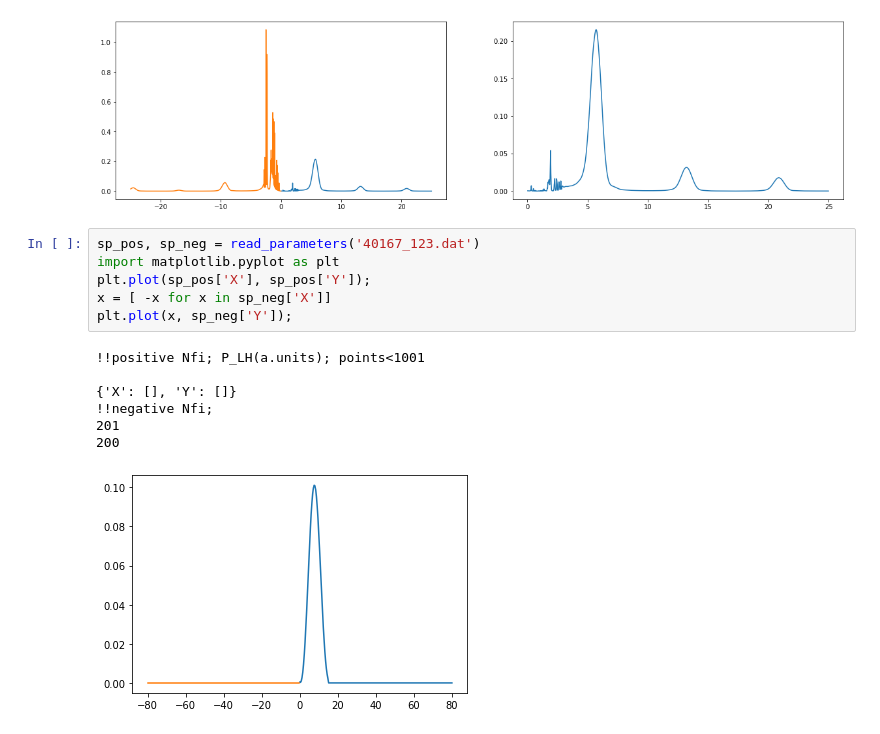
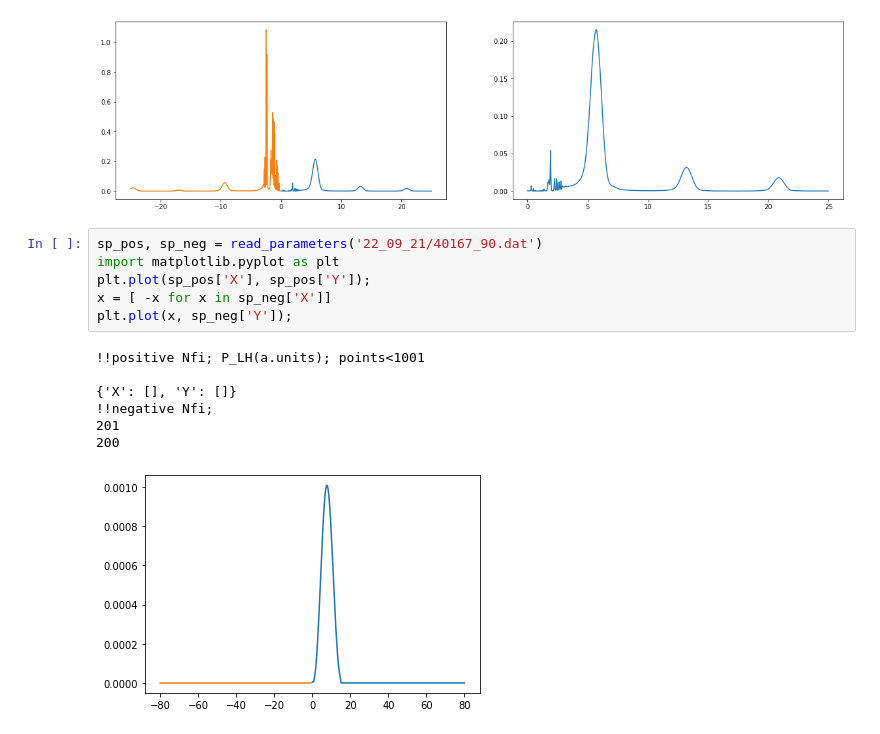
Before and after one commit to temper8/Discharge, a Jupyter notebook: astra_parameters.ipynb, the cells around one changed output. Cells and saved outputs as stored; diff of their text form.

```diff
--- a/astra_parameters.ipynb
+++ b/astra_parameters.ipynb
@@ -54,16 +54,16 @@ ax2.plot(sp_pos['X'], sp_pos['Y']);
 # %% [output]
 [figure]
 # %%
-sp_pos, sp_neg = read_parameters('40167_123.dat')
+sp_pos, sp_neg = read_parameters('22_09_21/40167_90.dat')
 import matplotlib.pyplot as plt
 plt.plot(sp_pos['X'], sp_pos['Y']);
 x = [ -x for x in sp_neg['X']]
 plt.plot(x, sp_neg['Y']);
 # %% [output]
 !!positive Nfi; P_LH(a.units); points<1001
 
 {'X': [], 'Y': []}
 !!negative Nfi;
 201
 200
-[figure, old version]
+[figure, new version]
```
